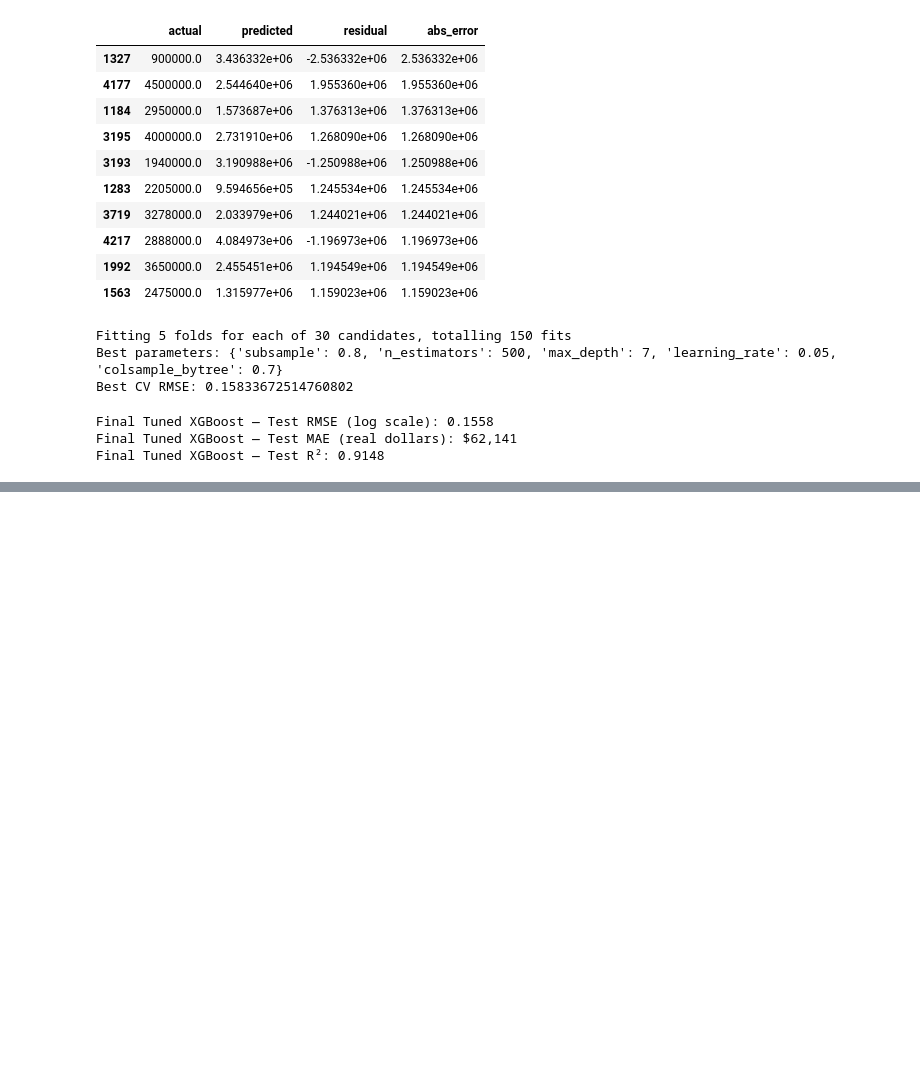
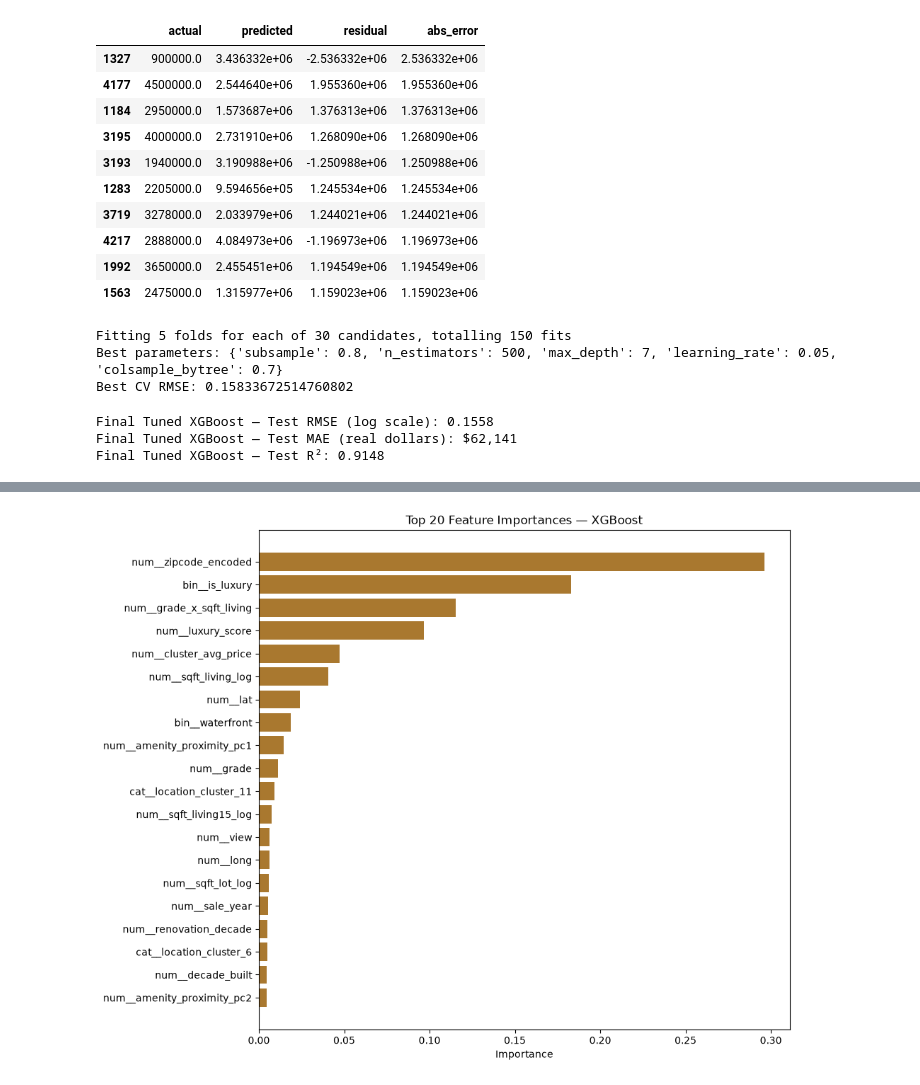
Before and after one commit to reetam-dutta-24/real-estate-price-prediction, a Jupyter notebook: notebooks/03_modeling.ipynb, the cells around one changed output, grey strips where cells are left out. Cells and saved outputs as stored; diff of their text form; code cells hidden in the pictures; blank space fills up the shorter version.

Commit message:
Complete Stage 12: feature importance + SHAP analysis. Confirms engineered features (zipcode encoding, luxury signals, interactions) dominate model decisions

```diff
--- a/notebooks/03_modeling.ipynb
+++ b/notebooks/03_modeling.ipynb
@@ -237,3 +237,15 @@ print(f"Final Tuned XGBoost — Test R²: {final_r2:.4f}")
 Final Tuned XGBoost — Test RMSE (log scale): 0.1558
 Final Tuned XGBoost — Test MAE (real dollars): $62,141
 Final Tuned XGBoost — Test R²: 0.9148
+# %%
+import pandas as pd
+
+# Get feature names after the ColumnTransformer (numeric + binary + one-hot cluster columns)
+feature_names = preprocessor.get_feature_names_out()
+
+importance_df = pd.DataFrame({
+    'feature': feature_names,
+    'importance': best_xgb.feature_importances_
+}).sort_values('importance', ascending=False)
+
+importance_df.head(20)
@@ -239,0 +270,11 @@ Final Tuned XGBoost — Test R²: 0.9148
+# %%
+plt.figure(figsize=(10,8))
+top20 = importance_df.head(20)
+plt.barh(top20['feature'][::-1], top20['importance'][::-1], color='#A9782F')
+plt.title("Top 20 Feature Importances — XGBoost")
+plt.xlabel("Importance")
+plt.tight_layout()
+plt.savefig("../reports/figures/feature_importance.png", dpi=150, bbox_inches='tight')
+plt.show()
+# %% [output]
+[figure, added]
```
Also changed, not shown: parts of 2 cells of this notebook, 4 other files.
